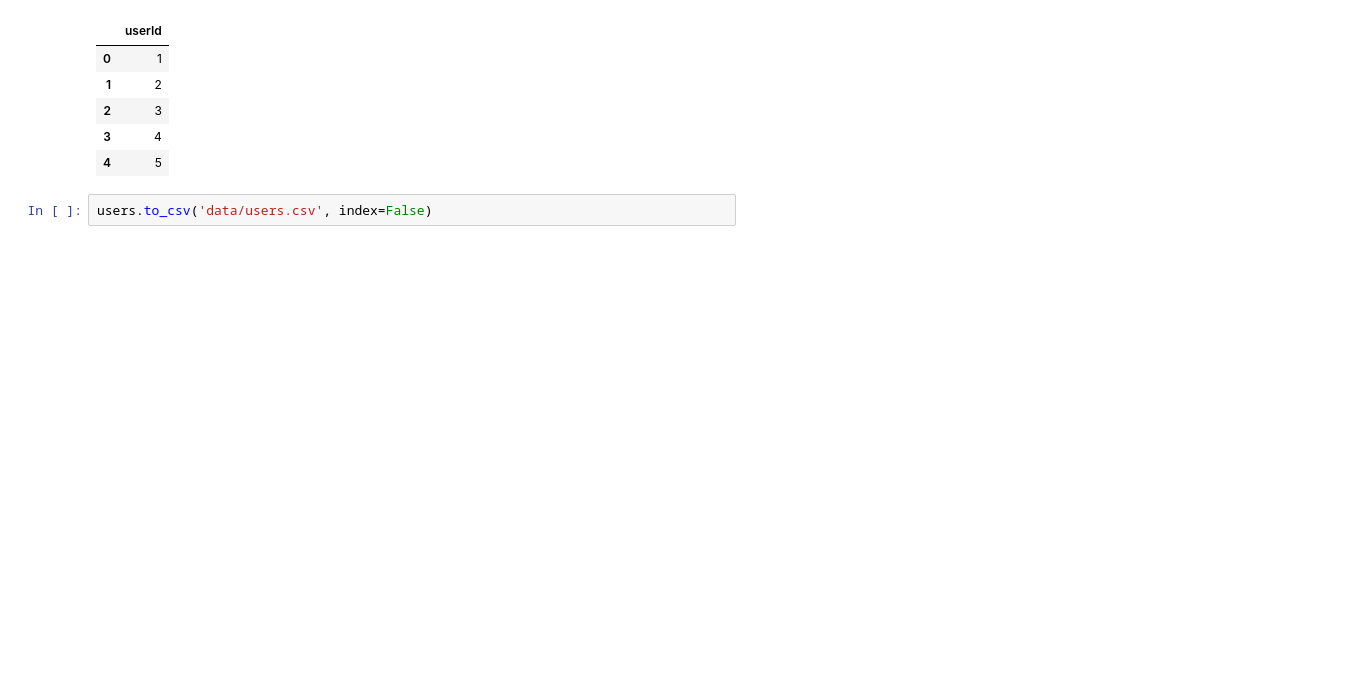
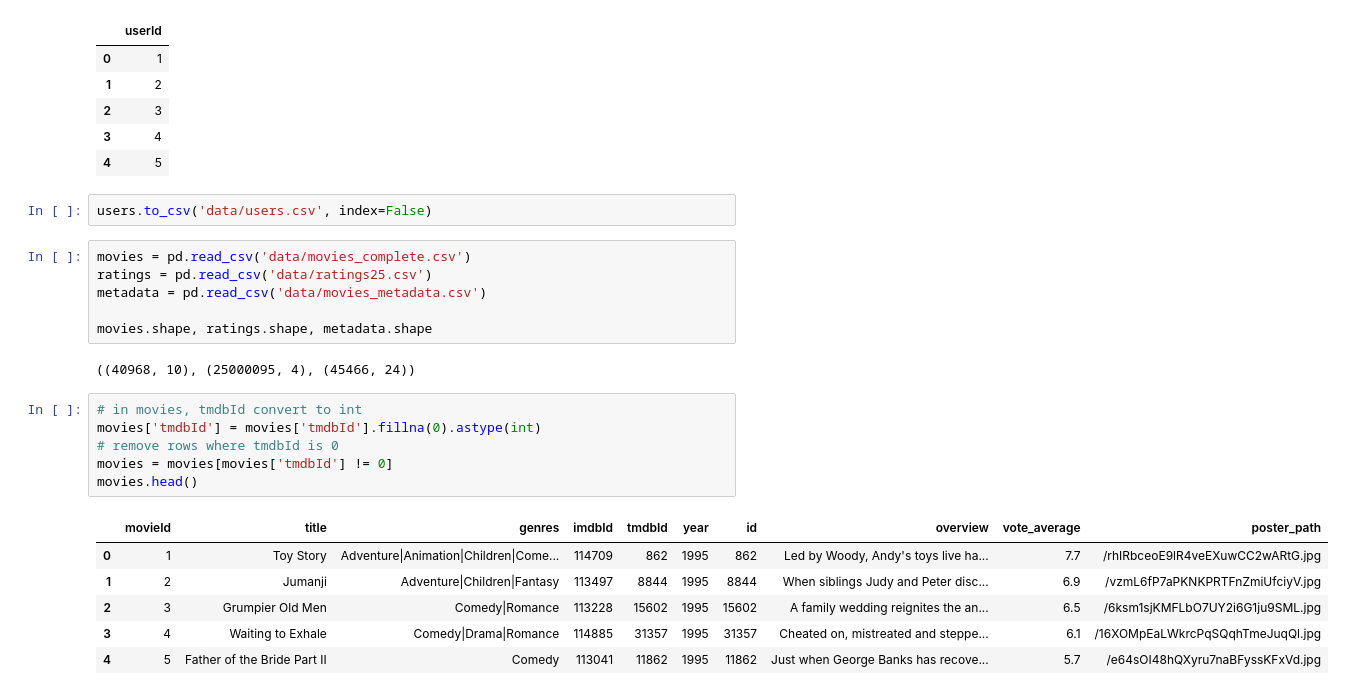
Before and after one commit to JohnSovero/Distributed_Movies_Recommendation, a Jupyter notebook: src/backend/database/merge-datasets.ipynb, the cells around one changed output. Drawn from its saved outputs; the diff is of its cells as text; blank space fills up the shorter version.

```diff
--- a/src/backend/database/merge-datasets.ipynb
+++ b/src/backend/database/merge-datasets.ipynb
@@ -90,3 +90,24 @@ users.head()
 | 4 | 5 |
 # %%
 users.to_csv('data/users.csv', index=False)
+# %%
+movies = pd.read_csv('data/movies_complete.csv')
+ratings = pd.read_csv('data/ratings25.csv')
+metadata = pd.read_csv('data/movies_metadata.csv')
+
+movies.shape, ratings.shape, metadata.shape
+# %% [output]
+((40968, 10), (25000095, 4), (45466, 24))
+# %%
+# in movies, tmdbId convert to int
+movies['tmdbId'] = movies['tmdbId'].fillna(0).astype(int)
+# remove rows where tmdbId is 0
+movies = movies[movies['tmdbId'] != 0]
+movies.head()
+# %% [output]
+|  | movieId | title | genres | imdbId | tmdbId | year | id | overview | vote_average | poster_path |
+| 0 | 1 | Toy Story | Adventure|Animation|Children|Come... | 114709 | 862 | 1995 | 862 | Led by Woody, Andy's toys live ha... | 7.7 | /rhIRbceoE9lR4veEXuwCC2wARtG.jpg |
+| 1 | 2 | Jumanji | Adventure|Children|Fantasy | 113497 | 8844 | 1995 | 8844 | When siblings Judy and Peter disc... | 6.9 | /vzmL6fP7aPKNKPRTFnZmiUfciyV.jpg |
+| 2 | 3 | Grumpier Old Men | Comedy|Romance | 113228 | 15602 | 1995 | 15602 | A family wedding reignites the an... | 6.5 | /6ksm1sjKMFLbO7UY2i6G1ju9SML.jpg |
+| 3 | 4 | Waiting to Exhale | Comedy|Drama|Romance | 114885 | 31357 | 1995 | 31357 | Cheated on, mistreated and steppe... | 6.1 | /16XOMpEaLWkrcPqSQqhTmeJuqQl.jpg |
+| 4 | 5 | Father of the Bride Part II | Comedy | 113041 | 11862 | 1995 | 11862 | Just when George Banks has recove... | 5.7 | /e64sOI48hQXyru7naBFyssKFxVd.jpg |
```
Also changed, not shown: parts of 12 cells of this notebook, 5 other files.
